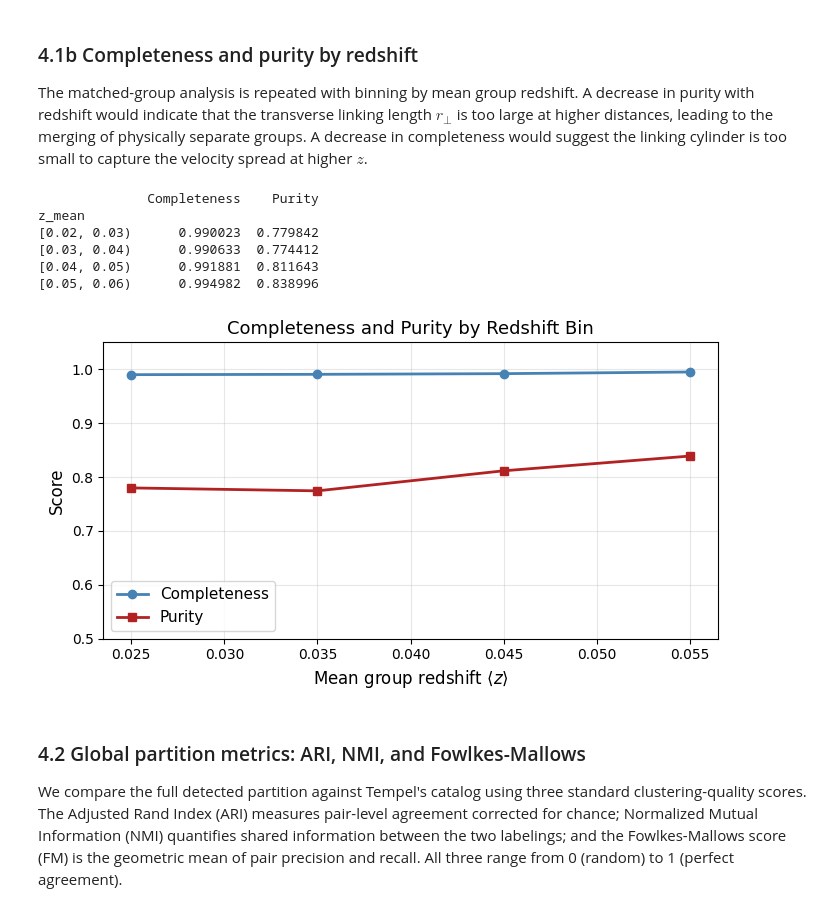
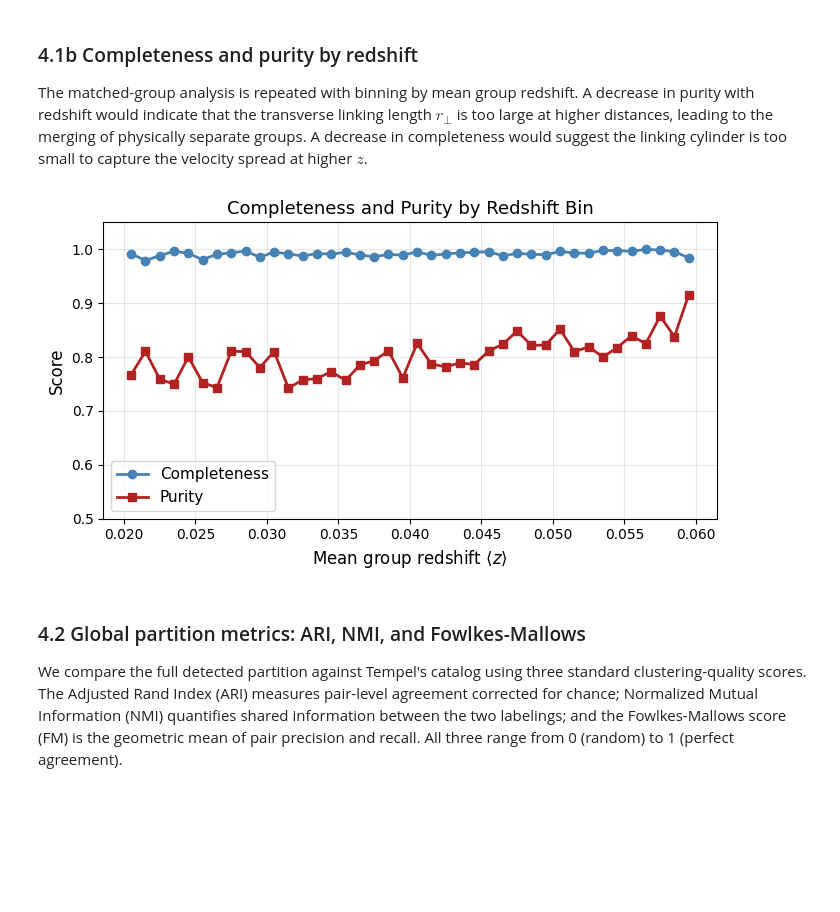
Before and after one commit to M-A-Tbn/CN-project, a Jupyter notebook: Notebook/CN-Project.ipynb, the cells around one changed output. Cells and saved outputs as stored; diff of their text form; code cells hidden in the pictures; blank space fills up the shorter version.

```diff
--- a/Notebook/CN-Project.ipynb
+++ b/Notebook/CN-Project.ipynb
@@ -578,45 +628,35 @@ The matched-group analysis is repeated with binning by mean group redshift. A de
 # %%
 # Map mean redshift onto each true group
 group_z_mean = (
     mgs[mgs['GroupID'].notna()]
     .groupby('GroupID')['z']
     .mean()
     .rename('z_mean')
 )
 validation_df['z_mean'] = validation_df['True_GroupID'].map(group_z_mean)
 
 # Bin by redshift (same edges as the RA-Dec slice plot)
 z_bins = np.arange(z_min, z_max + 1e-9, 0.001)
-z_labels = [f'[{z_bins[i]:.2f}, {z_bins[i+1]:.2f})' for i in range(len(z_bins) - 1)]
+z_labels = [f'[{z_bins[i]:.3f}, {z_bins[i+1]:.3f})' for i in range(len(z_bins) - 1)]
 z_cut = pd.cut(validation_df['z_mean'], bins=z_bins, labels=z_labels)
 z_stats = validation_df.groupby(z_cut)[['Completeness', 'Purity']].mean()
-
-print(z_stats)
-print()
-
 # Plot
 z_centers = 0.5 * (z_bins[:-1] + z_bins[1:])
 fig, ax = plt.subplots(figsize=(7, 4))
 ax.plot(z_centers, z_stats['Completeness'], marker='o', linewidth=2,
         color='steelblue', label='Completeness')
 ax.plot(z_centers, z_stats['Purity'], marker='s', linewidth=2,
         color='firebrick', label='Purity')
 ax.set_xlabel(r'Mean group redshift $\langle z \rangle$', fontsize=12)
 ax.set_ylabel('Score', fontsize=12)
 ax.set_title('Completeness and Purity by Redshift Bin', fontsize=13)
 ax.set_ylim(0.5, 1.05)
 ax.legend(fontsize=11)
 ax.grid(alpha=0.3)
 plt.tight_layout()
 plt.show()
 # %% [output]
-              Completeness    Purity
-z_mean
-[0.02, 0.03)      0.990023  0.779842
-[0.03, 0.04)      0.990633  0.774412
-[0.04, 0.05)      0.991881  0.811643
-[0.05, 0.06)      0.994982  0.838996
-[figure, old version]
+[figure, new version]
 # %% [markdown]
 ### 4.2 Global partition metrics: ARI, NMI, and Fowlkes-Mallows
 
```
Also changed, not shown: parts of 11 cells of this notebook, 10 other files.
